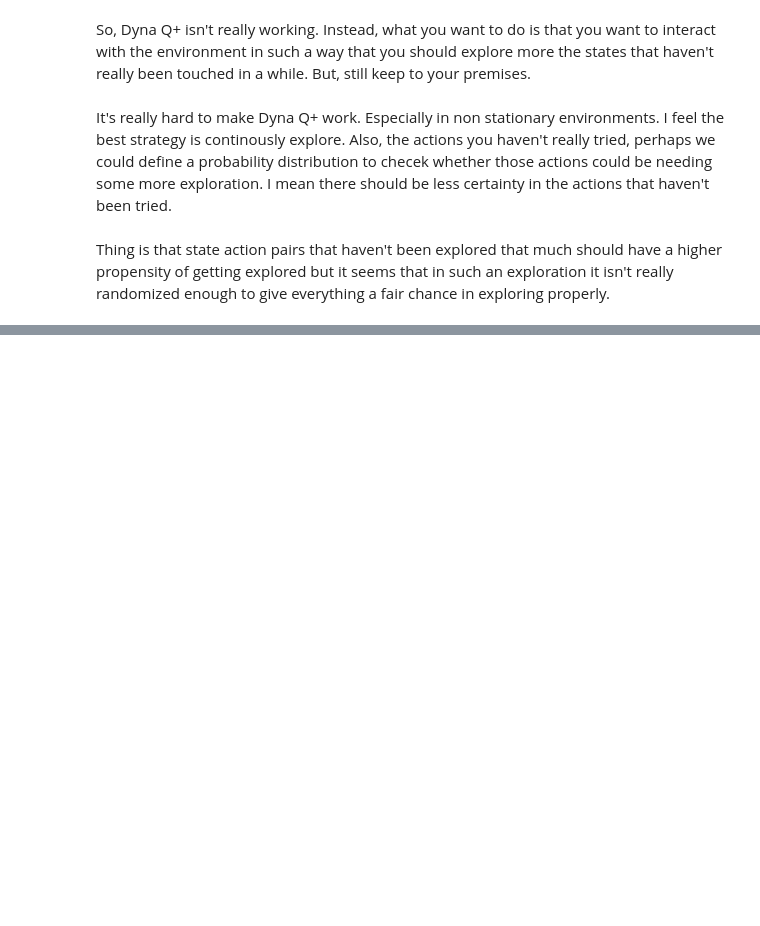
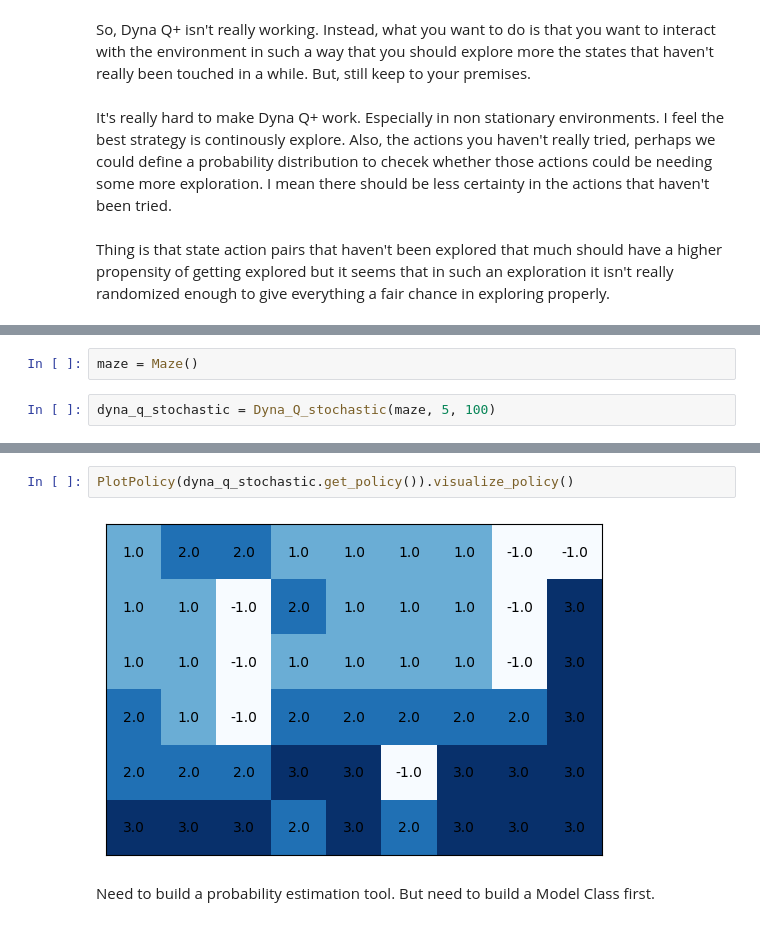
Before and after one commit to mahen2-cmd/Dyna-Maze, a Jupyter notebook: maze.ipynb, the cells around one changed output, grey strips where cells are left out. Cells and saved outputs as stored; diff of their text form; blank space fills up the shorter version.

Commit message:
Dyna Q Stochastic one is still not working.

```diff
--- a/maze.ipynb
+++ b/maze.ipynb
@@ -529,0 +533,4 @@ dyna_q.Model
+# %%
+maze = Maze()
+# %%
+dyna_q_stochastic = Dyna_Q_stochastic(maze, 5, 100)
@@ -529,0 +559,6 @@ dyna_q.Model
+# %%
+PlotPolicy(dyna_q_stochastic.get_policy()).visualize_policy()
+# %% [output]
+[figure, added]
+# %% [markdown]
+Need to build a probability estimation tool. But need to build a Model Class first.
```
Also changed, not shown: parts of 12 cells of this notebook.
